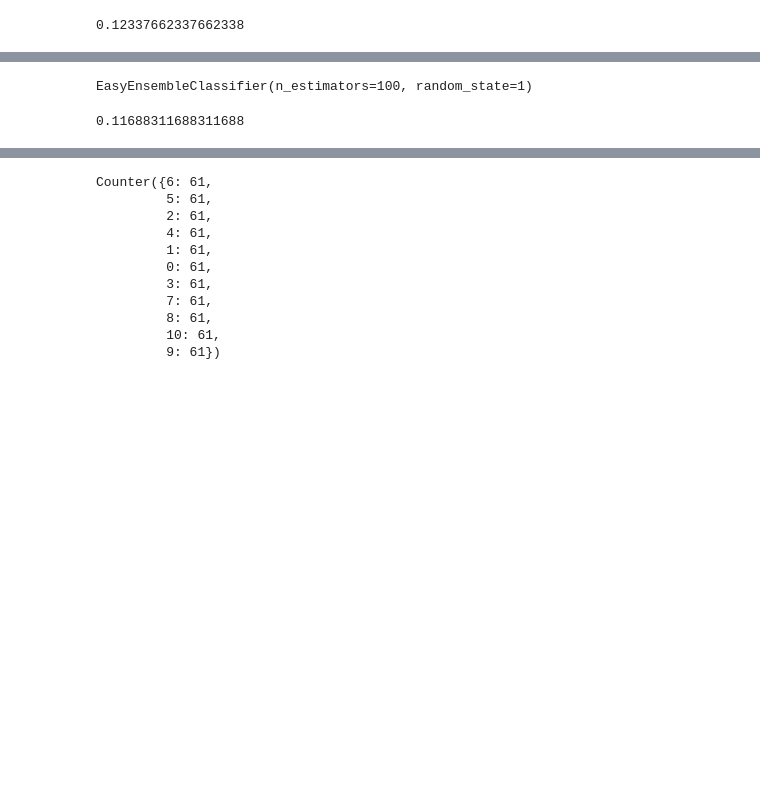
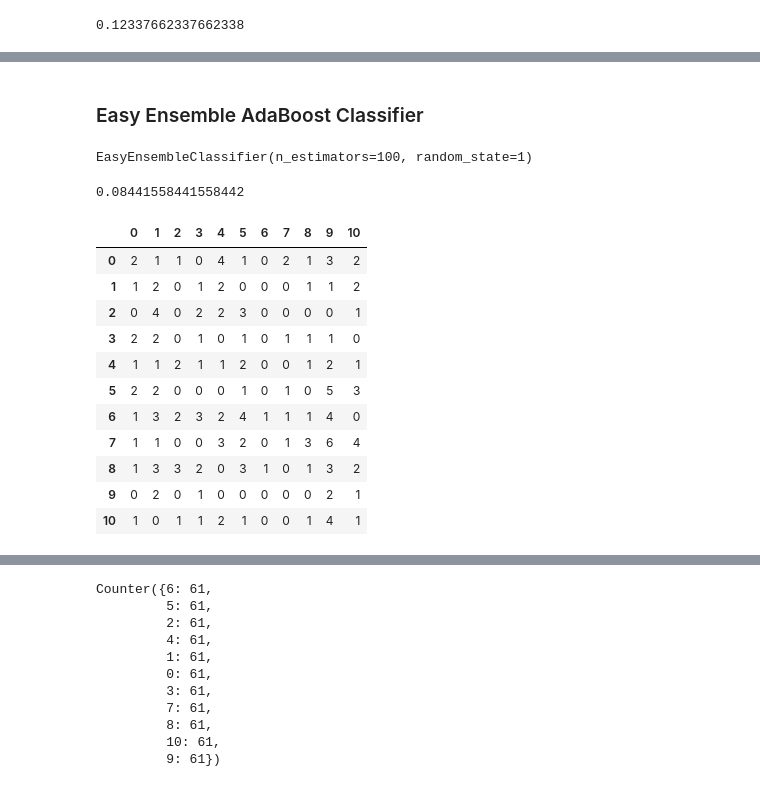
Before and after one commit to mbthompson14/final_project, a Jupyter notebook: linearregression_mental_health_music.ipynb, the cells around one changed output, grey strips where cells are left out. Cells and saved outputs as stored; diff of their text form; code cells hidden in the pictures; blank space fills up the shorter version.

```diff
--- a/linearregression_mental_health_music.ipynb
+++ b/linearregression_mental_health_music.ipynb
@@ -93,3 +137,5 @@ print(classification_report(y_test, predictions))
+# %% [markdown]
+### Easy Ensemble AdaBoost Classifier
 # %%
 # Train the EasyEnsembleClassifier
 from imblearn.ensemble import EasyEnsembleClassifier
@@ -104,7 +148,8 @@ y_pred =
 # Calculated the balanced accuracy score
 from sklearn.metrics import accuracy_score
 
+y_pred = eec.predict(X_test)
 acc_score2 = accuracy_score(y_test, y_pred)
 print(acc_score2)
 # %% [output]
-0.11688311688311688
+0.08441558441558442
@@ -112,0 +156,22 @@ print(acc_score2)
+# %%
+# Calculating the confusion matrix.
+cm2 = confusion_matrix(y_test, y_pred)
+
+# Create a DataFrame from the confusion matrix.
+cm_df2 = pd.DataFrame(
+    cm2)
+
+cm_df2
+# %% [output]
+|  | 0 | 1 | 2 | 3 | 4 | 5 | 6 | 7 | 8 | 9 | 10 |
+| 0 | 2 | 1 | 1 | 0 | 4 | 1 | 0 | 2 | 1 | 3 | 2 |
+| 1 | 1 | 2 | 0 | 1 | 2 | 0 | 0 | 0 | 1 | 1 | 2 |
+| 2 | 0 | 4 | 0 | 2 | 2 | 3 | 0 | 0 | 0 | 0 | 1 |
+| 3 | 2 | 2 | 0 | 1 | 0 | 1 | 0 | 1 | 1 | 1 | 0 |
+| 4 | 1 | 1 | 2 | 1 | 1 | 2 | 0 | 0 | 1 | 2 | 1 |
+| 5 | 2 | 2 | 0 | 0 | 0 | 1 | 0 | 1 | 0 | 5 | 3 |
+| 6 | 1 | 3 | 2 | 3 | 2 | 4 | 1 | 1 | 1 | 4 | 0 |
+| 7 | 1 | 1 | 0 | 0 | 3 | 2 | 0 | 1 | 3 | 6 | 4 |
+| 8 | 1 | 3 | 3 | 2 | 0 | 3 | 1 | 0 | 1 | 3 | 2 |
+| 9 | 0 | 2 | 0 | 1 | 0 | 0 | 0 | 0 | 0 | 2 | 1 |
+| 10 | 1 | 0 | 1 | 1 | 2 | 1 | 0 | 0 | 1 | 4 | 1 |
```
Also changed, not shown: parts of 25 cells of this notebook, 1 other file.
